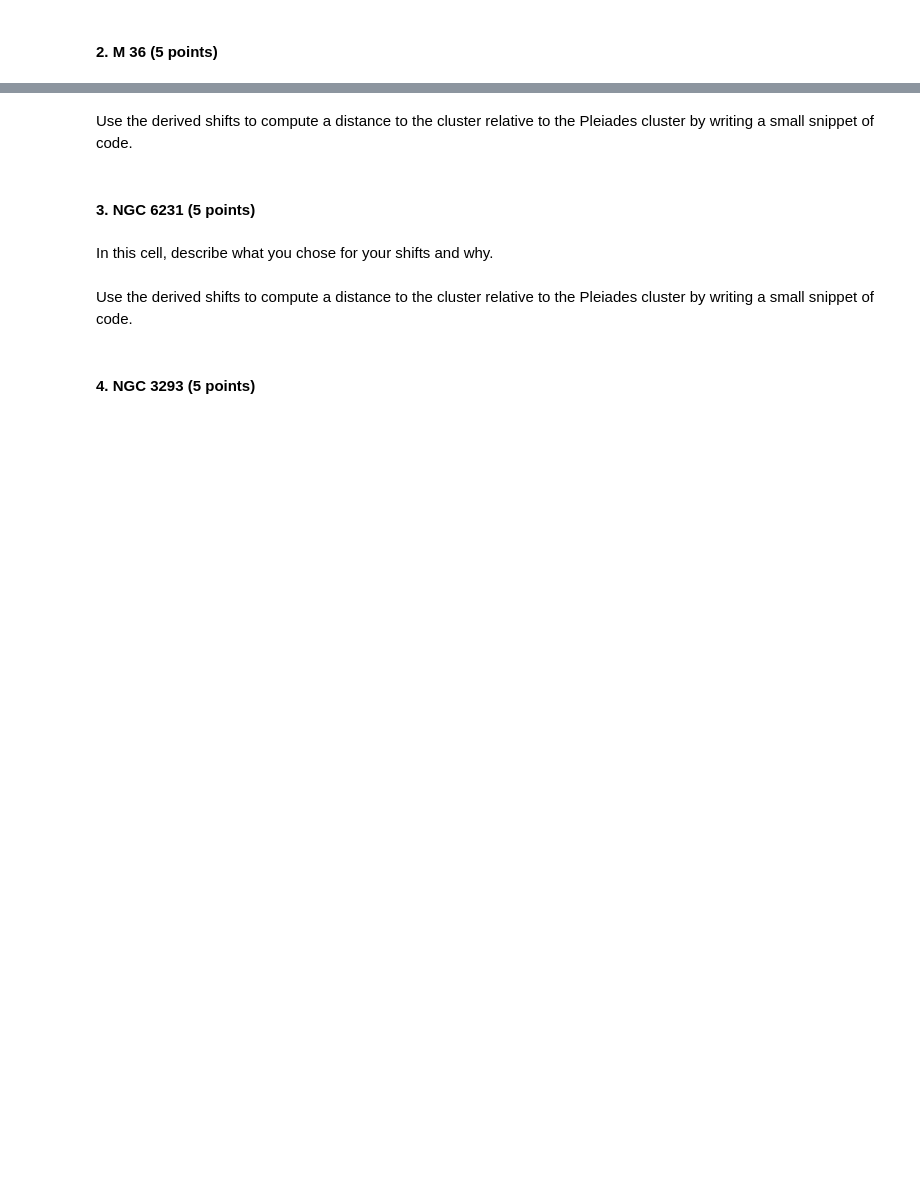
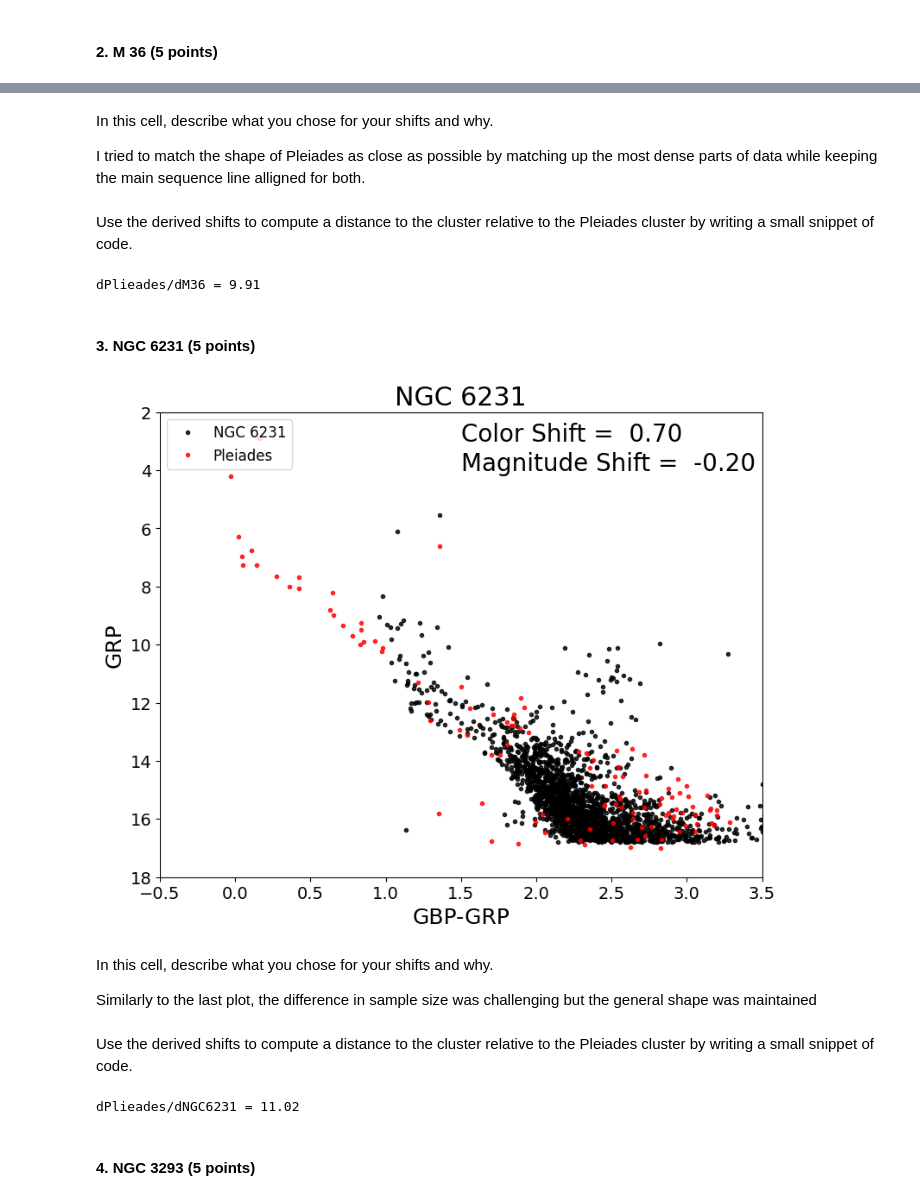
Before and after one commit to DayneLocke/CMD_distmod_student, a Jupyter notebook: cluster_plot_student.ipynb, the cells around one changed output, grey strips where cells are left out. Cells and saved outputs as stored; diff of their text form; code cells hidden in the pictures; blank space fills up the shorter version.

```diff
--- a/cluster_plot_student.ipynb
+++ b/cluster_plot_student.ipynb
@@ -70,3 +74,7 @@ In this cell, describe what you chose for your shifts and why.
+# %% [markdown]
+In this cell, describe what you chose for your shifts and why.
+
+I tried to match the shape of Pleiades as close as possible by matching up the most dense parts of data while keeping the main sequence line alligned for both.
 # %% [markdown]
 Use the derived shifts to compute a distance to the cluster relative to the Pleiades cluster by writing a small snippet of code.
 # %%
@@ -74,20 +82,26 @@ Use the derived shifts to compute a distance to the cluster relative to the Plei
 #To compute the log_10 you need to write "np.log10(number)"
 #### Write code here.
 # enter your calculated shift here
-shift_m36 =
+shift_m36 = 1 + 10**0.6 #magnitude shift - color shift
 
 # Assuming the distance to M45 is 130pc write an code expression that converts your shift into the ratio of the distances
 #the Pleiades to this cluster
-dist_ratio_m36 =
+dist_ratio_m36 = 10**(shift_m36/5) #similar idea to number 1
 
 #prints to 2 significant digits
 print(f"dPlieades/dM36 = {dist_ratio_m36:4.2f}")
+# %% [output]
+dPlieades/dM36 = 9.91
 # %% [markdown]
 #### 3. NGC 6231  (5 points)
 # %%
-cp.cmdplot(clustname='NGC 6231',magshift=0.0,colshift=0.0)
+cp.cmdplot(clustname='NGC 6231',magshift=-0.2,colshift=0.7)
+# %% [output]
+[figure, added]
 # %% [markdown]
 In this cell, describe what you chose for your shifts and why.
+
+Similarly to the last plot, the difference in sample size was challenging but the general shape was maintained
 # %% [markdown]
 Use the derived shifts to compute a distance to the cluster relative to the Pleiades cluster by writing a small snippet of code.
 # %%
@@ -96,14 +110,16 @@ Use the derived shifts to compute a distance to the cluster relative to the Plei
 #### Write code here.
 
 # enter your calculated shift here
-shift_ngc6231 =
+shift_ngc6231 = 0.2+10**0.7 #magnitude shift - color shift
 
 # Assuming the distance to M45 is 130pc write an code expression that converts your shift into the ratio of the distances
 #the Pleiades to this cluster
-dist_ratio_ngc6231 =
+dist_ratio_ngc6231 = 10**(shift_ngc6231/5) #similar idea to number 1
 
 #prints to 2 significant digits
 print(f"dPlieades/dNGC6231 = {dist_ratio_ngc6231:4.2f}")
+# %% [output]
+dPlieades/dNGC6231 = 11.02
 # %% [markdown]
 #### 4. NGC 3293  (5 points)
 # %%
```
Also changed, not shown: parts of 16 cells of this notebook, 5 other files.
